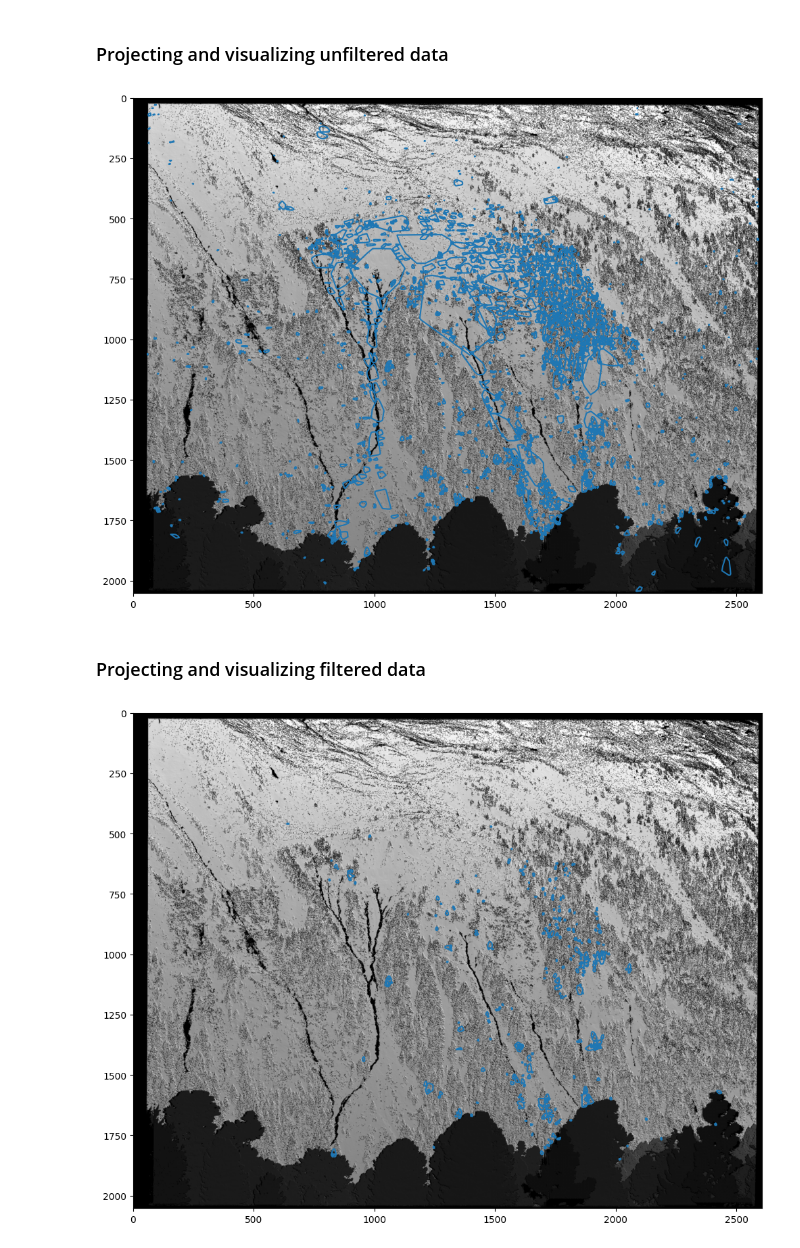
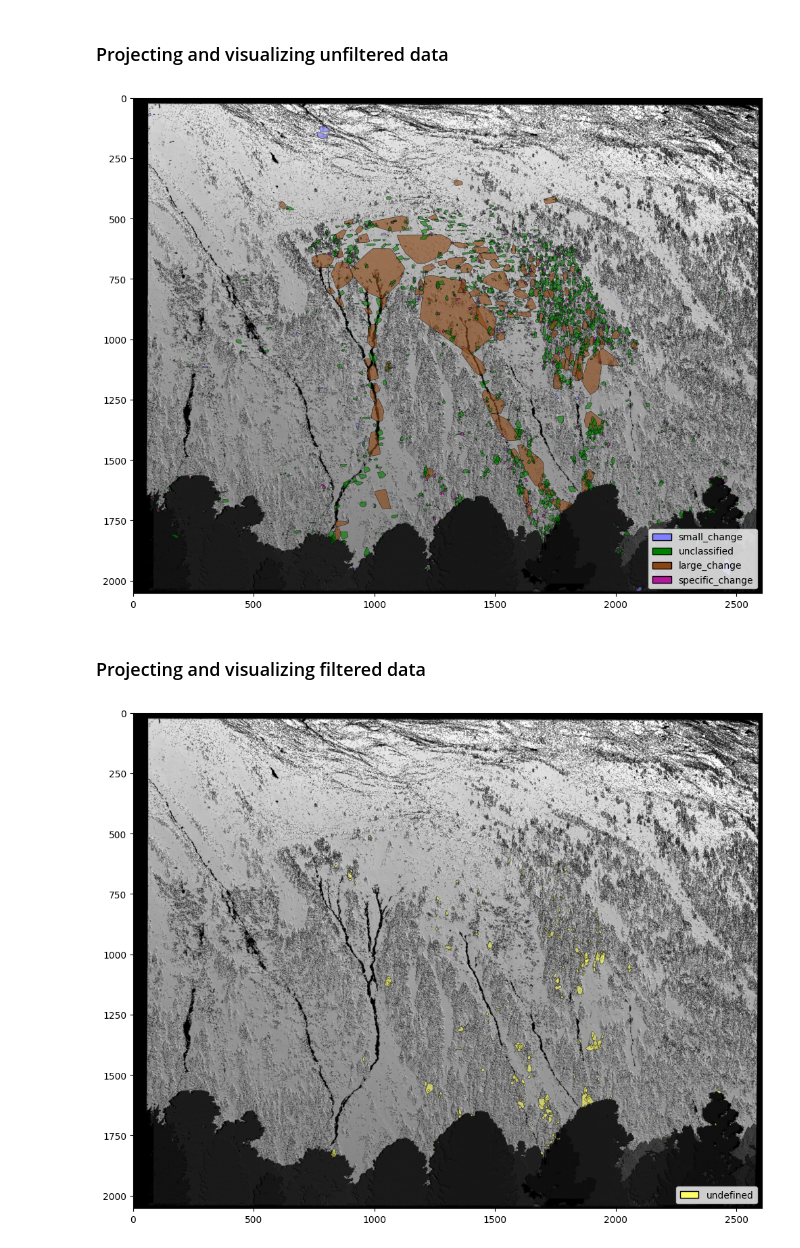
Before and after one commit to 3dgeo-heidelberg/AImon, a Jupyter notebook: docs/filtering_of_change_events_rule_based.ipynb, the cells around one changed output. Cells and saved outputs as stored; diff of their text form; code cells hidden in the pictures.

Commit message:
Add function to plot change events with vector and raster data

```diff
--- a/docs/filtering_of_change_events_rule_based.ipynb
+++ b/docs/filtering_of_change_events_rule_based.ipynb
@@ -128,30 +129,12 @@ change_prj = ProjectChange(
 
 change_prj.project_change()
 # %%
-import geopandas as gpd
-from matplotlib import pyplot as plt
-import rasterio as rio
-from rasterio.plot import show
-import shapely
+vector = "../test_data/out/change_events_labelled_rule_based_change_events_pixel.geojson"
+raster = "../test_data/RangeImage.tif"
 
-vector = "../test_data/out/change_events_labelled_rule_based_change_events_pixel.geojson"
-raster = "../test_data/RangeImage.tif"  # UInt16 4 band in B G R NIR order
-
-fig, ax = plt.subplots(1, figsize=(12, 12))
-
-with rio.open(raster) as rds:
-    show(
-        (rds, (3, 2, 1)),  # Read 3 bands of raster in R G B order (3,2,1)
-        adjust=True,       # Rescale 0.0 - 1.0
-        ax=ax,             # Use existing matplotlib axes
-    )
-
-gdf = gpd.read_file(vector)
-gdf = gpd.GeoSeries(gdf['geometry']).map(lambda polygon: shapely.ops.transform(lambda x, y: (x, -y), polygon))
-gdf.boundary.plot(ax=ax)  # Plot just the boundary
-plt.show()
+utilities.plot_change_events(vector, raster, 'event_type', ['#8080FF', 'green', '#8B4513', '#B5179E'])
 # %% [output]
-[figure, old version]
+[figure, new version]
 # %% [markdown]
 ### Projecting and visualizing filtered data
 # %%
@@ -171,27 +154,9 @@ change_prj = ProjectChange(
 
 change_prj.project_change()
 # %%
-import geopandas as gpd
-from matplotlib import pyplot as plt
-import rasterio as rio
-from rasterio.plot import show
-import shapely
+vector = "../test_data/out/change_events_filtered_rule_based_change_events_pixel.geojson"
+raster = "../test_data/RangeImage.tif"
 
-vector = "../test_data/out/change_events_filtered_rule_based_change_events_pixel.geojson"
-raster = "../test_data/RangeImage.tif"  # UInt16 4 band in B G R NIR order
-
-fig, ax = plt.subplots(1, figsize=(12, 12))
-
-with rio.open(raster) as rds:
-    show(
-        (rds, (3, 2, 1)),  # Read 3 bands of raster in R G B order (3,2,1)
-        adjust=True,       # Rescale 0.0 - 1.0
-        ax=ax,             # Use existing matplotlib axes
-    )
-
-gdf = gpd.read_file(vector)
-gdf = gpd.GeoSeries(gdf['geometry']).map(lambda polygon: shapely.ops.transform(lambda x, y: (x, -y), polygon))
-gdf.boundary.plot(ax=ax)  # Plot just the boundary
-plt.show()
+utilities.plot_change_events(vector, raster, 'event_type')
 # %% [output]
-[figure, old version]
+[figure, new version]
```
Also changed, not shown: parts of 1 cell of this notebook, 3 other files.
